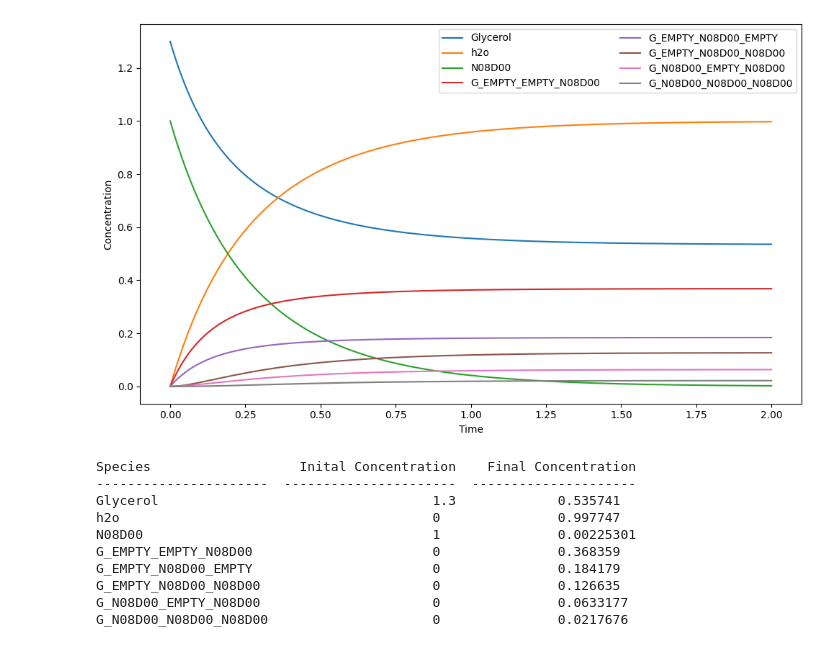
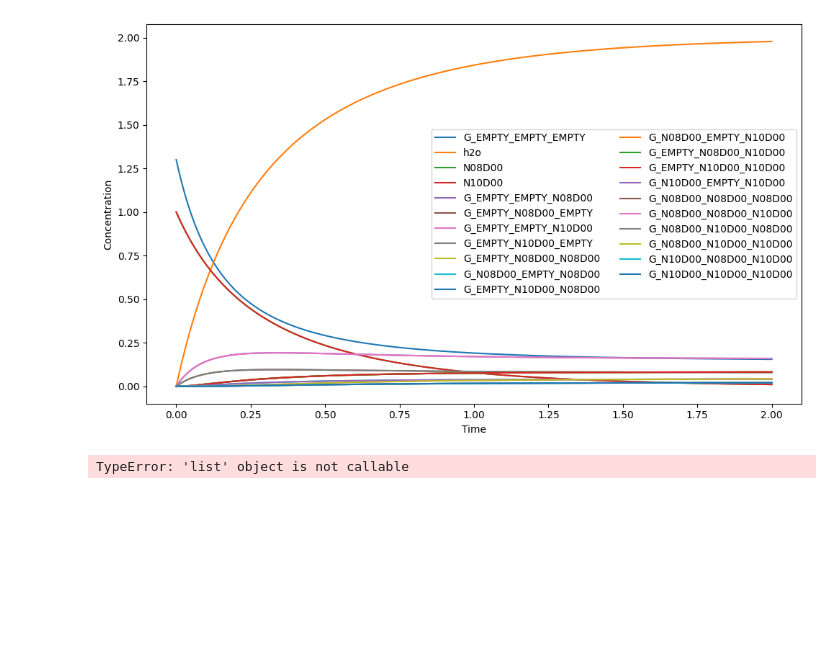
Before and after one commit to isaac-perez7053/GLYZE, a Jupyter notebook: testing.ipynb, the cells around one changed output. Cells and saved outputs as stored; diff of their text form; code cells hidden in the pictures; blank space fills up the shorter version.

```diff
--- a/testing.ipynb
+++ b/testing.ipynb
@@ -30,49 +30,61 @@ fa22 = FattyAcid(length=22)
 
 # glycerol
 Gly = Glyceride(sn=(None, None, None))
+# print(Gly.name)
 glym = Gly.molar_mass
 
 # sanity check:
 mct = Glyceride(sn=(fa8, fa8, fa10))
 mctm = mct.molar_mass
 
 # water
 """Calculate the molar mass of the water in g/mol"""
 # Build RDkit molecule and sum atomic masses
 # Initialize empty RWMol
 rw = Chem.RWMol()
 # oxygen
 o = rw.AddAtom(Chem.Atom(8))
 
 # Connect to water
 mol = rw.GetMol()
 Chem.SanitizeMol(mol)
 mol = Chem.AddHs(mol)
 
 h2omass = 0
 for atom in mol.GetAtoms():
     h2omass += atom.GetMass()
 
 # testing for esterification
-sim = ChemReactSim.p_kinetic_esterification(list_of_fa=[fa8], initial_conc = [1.3, 1], chem_flag=True)
+list_of_fa=[fa8, fa10]
+sim = ChemReactSim.p_kinetic_esterification(list_of_fa, initial_conc = [1.3, 1, 1], chem_flag=True)
 sim.overall_order = 2
-sol = sim.solve(t_span=(0.0, 2))
-sim.plot(sol=sol)
+sol1 = sim.solve(t_span=(0.0, 2))
+sim.plot(sol=sol1)
 
 # tabulated form
-inital_conc = sol.y[:, 0]
-final_conc = sol.y[:, -1]
-table = list(zip(sim.species_names, inital_conc, final_conc))
-print(tabulate(table, headers=["Species","Inital Concentration", "Final Concentration"], floatfmt=".6g"))
+inital_conc = sol1.y[:, 0]
+final_conc = sol1.y[:, -1]
+sp_mass = sim.masses
+inital_mass = inital_conc*sp_mass
+final_mass = final_conc*sp_mass
+total_initial_mass = sum(inital_mass)
+total_final_mass = sum(final_mass)
+table = list(zip(sim.species_names, inital_conc, final_conc, inital_mass, final_mass))
+print(tabulate(table, headers=["Species","Inital Concentration", "Final Concentration", "Inital Mass", "Final Mass"], floatfmt=".6g"))
+summary_table = [
+    ["Total Initial Mass", total_initial_mass],
+    ["Total Final Mass", total_final_mass]
+]
+print(tabulate(summary_table, headers=["", "Mass"], floatfmt=".6g"))
+
+test = sim.species_names
+list_of_mixture = [Glyceride.from_name(test[0])]
+list = [FattyAcid.from_name(name) for name in test[2:len(list_of_fa)]]
+lists = [Glyceride.from_name(name) for name in test[2+len(list_of_fa):]]
+list_of_mixture.extend(lists)
+print(fa8)
+print(len(list_of_mixture))
+print(list_of_mixture)
 # %% [output]
-[figure, old version]
+[figure, new version]
-Species                   Inital Concentration    Final Concentration
-----------------------  ----------------------  ---------------------
-Glycerol                                   1.3             0.535741
-h2o                                        0               0.997747
-N08D00                                     1               0.00225301
-G_EMPTY_EMPTY_N08D00                       0               0.368359
-G_EMPTY_N08D00_EMPTY                       0               0.184179
-G_EMPTY_N08D00_N08D00                      0               0.126635
-G_N08D00_EMPTY_N08D00                      0               0.0633177
-G_N08D00_N08D00_N08D00                     0               0.0217676
+TypeError: 'list' object is not callable
```
Also changed, not shown: parts of 1 cell of this notebook, 1 other file.
